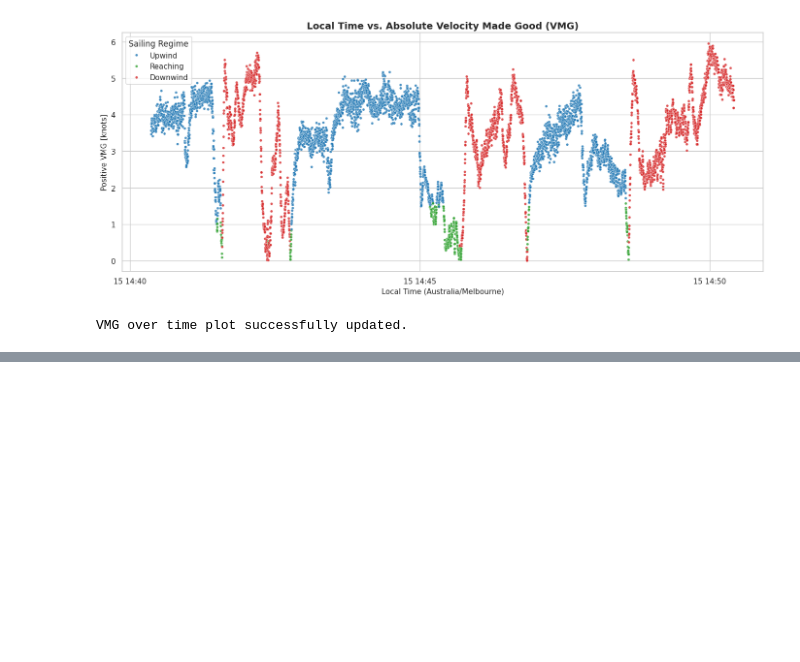
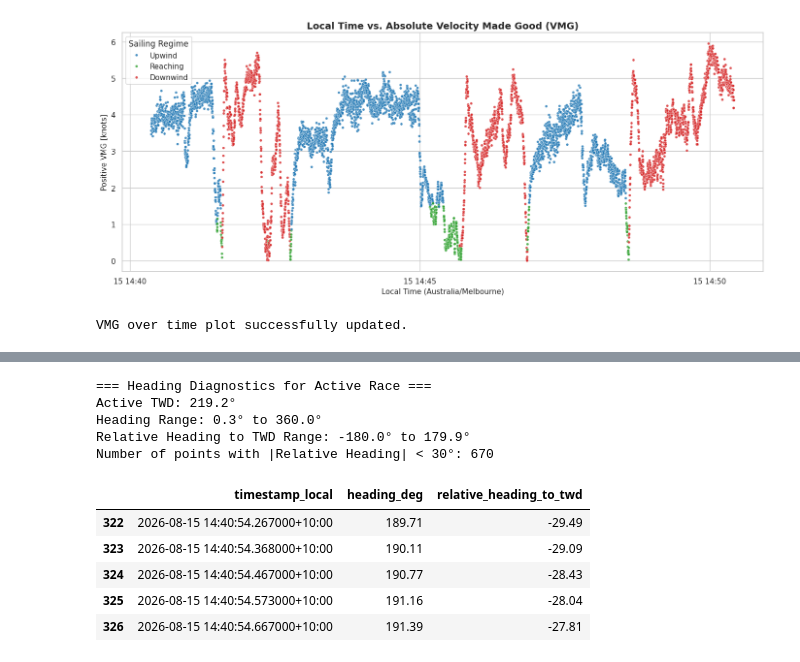
Before and after one commit to nedw0003/MMA3001_Sailing_Performance_Analysis, a Jupyter notebook: MMA3001_Sailing_Performance_Analysis.ipynb, the cells around one changed output, grey strips where cells are left out. Saved outputs shown, nothing was run; the diff lists cells and outputs as text; code cells hidden in the pictures; blank space fills up the shorter version.

```diff
--- a/MMA3001_Sailing_Performance_Analysis.ipynb
+++ b/MMA3001_Sailing_Performance_Analysis.ipynb
@@ -786,0 +871,24 @@ VMG over time plot successfully updated.
+# %%
+# Inspect why no tacks were identified by checking the range of relative headings
+print("=== Heading Diagnostics for Active Race ===")
+print(f"Active TWD: {active_twd}°")
+print(f"Heading Range: {df_filtered['heading_deg'].min():.1f}° to {df_filtered['heading_deg'].max():.1f}°")
+print(f"Relative Heading to TWD Range: {df_filtered['relative_heading_to_twd'].min():.1f}° to {df_filtered['relative_heading_to_twd'].max():.1f}°")
+
+# Count how close the boat got to the wind (0 degrees relative heading)
+close_to_wind = df_filtered[np.abs(df_filtered['relative_heading_to_twd']) < 30]
+print(f"Number of points with |Relative Heading| < 30°: {len(close_to_wind)}")
+if len(close_to_wind) > 0:
+    display(close_to_wind[['timestamp_local', 'heading_deg', 'relative_heading_to_twd']].head())
+# %% [output]
+=== Heading Diagnostics for Active Race ===
+Active TWD: 219.2°
+Heading Range: 0.3° to 360.0°
+Relative Heading to TWD Range: -180.0° to 179.9°
+Number of points with |Relative Heading| < 30°: 670
+|  | timestamp_local | heading_deg | relative_heading_to_twd |
+| 322 | 2026-08-15 14:40:54.267000+10:00 | 189.71 | -29.49 |
+| 323 | 2026-08-15 14:40:54.368000+10:00 | 190.11 | -29.09 |
+| 324 | 2026-08-15 14:40:54.467000+10:00 | 190.77 | -28.43 |
+| 325 | 2026-08-15 14:40:54.573000+10:00 | 191.16 | -28.04 |
+| 326 | 2026-08-15 14:40:54.667000+10:00 | 191.39 | -27.81 |
```
Also changed, not shown: parts of 3 cells of this notebook.
